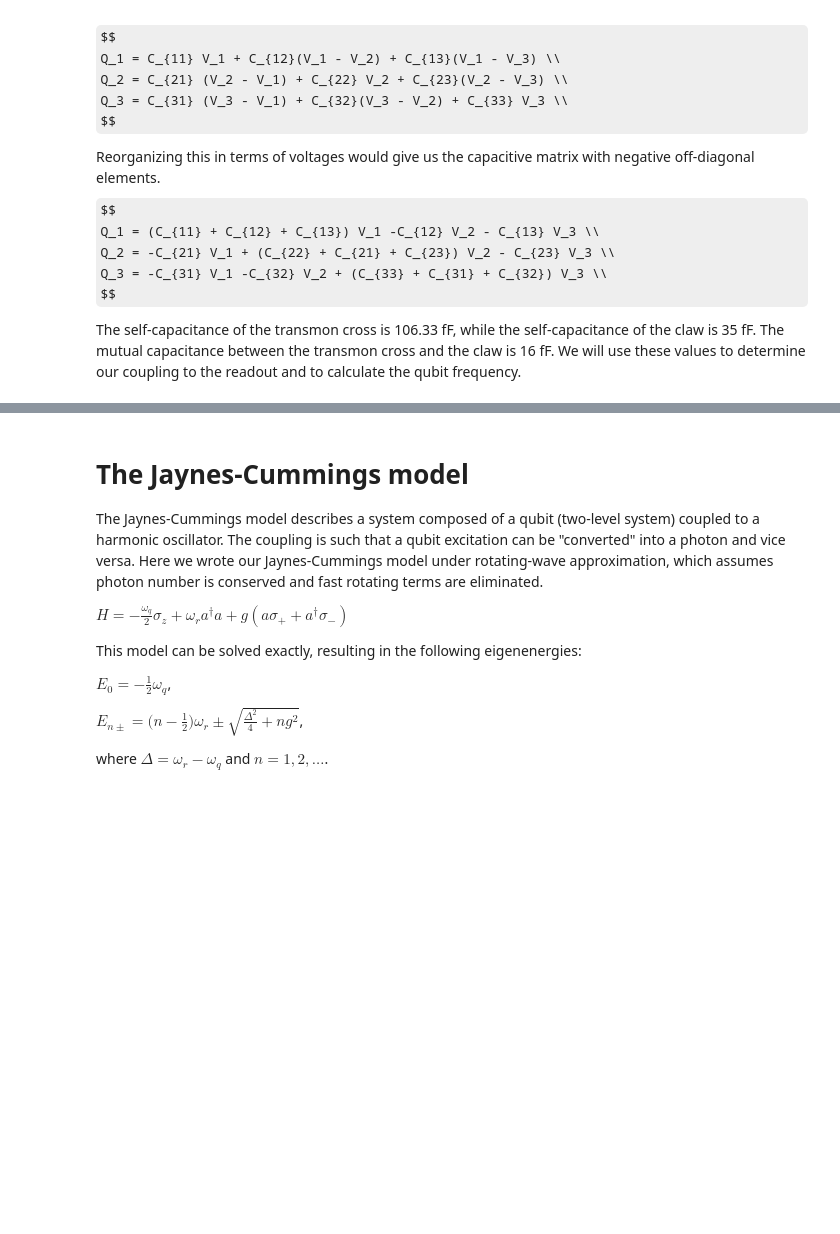
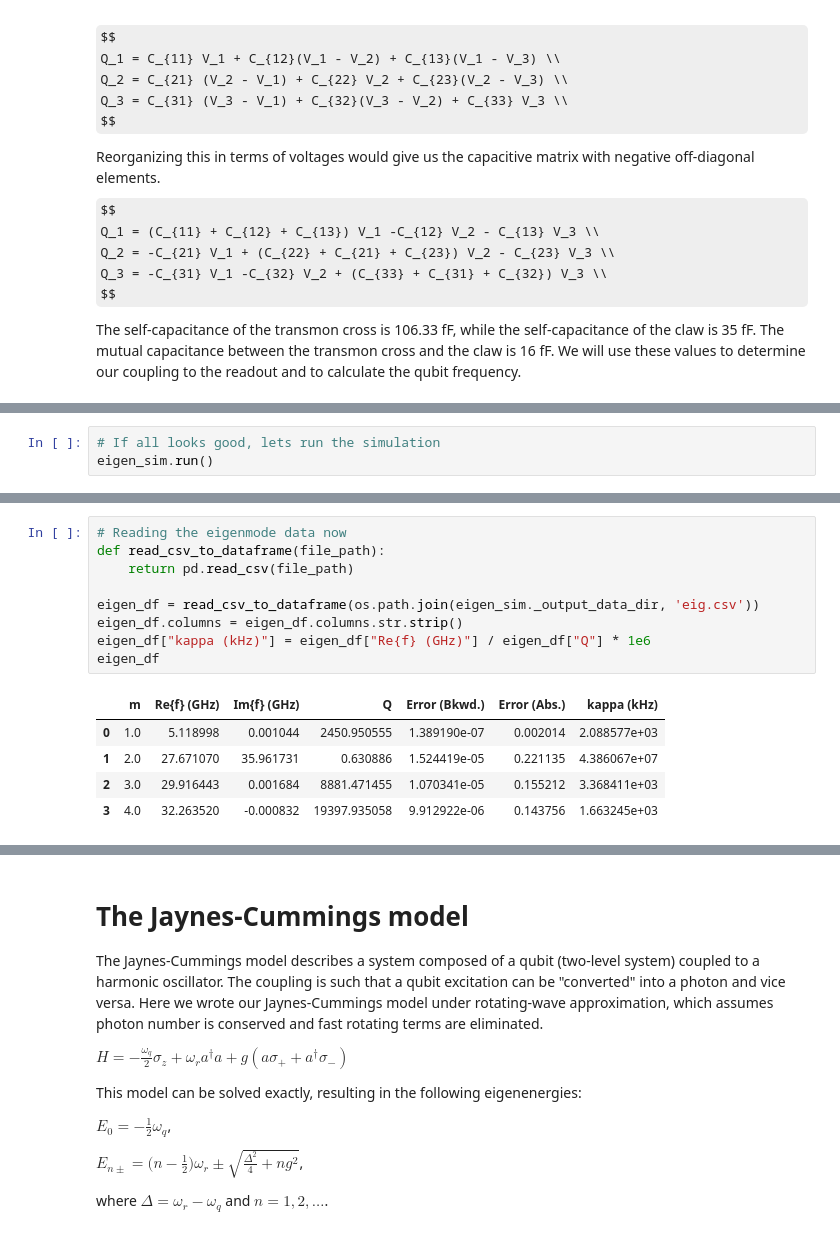
Before and after one commit to AwkwaBear/tutorials_quantum_device_design, a Jupyter notebook: transmon_resonator.ipynb, the cells around one changed output, grey strips where cells are left out. Cells and saved outputs as stored; diff of their text form; some formulas as TeX source; blank space fills up the shorter version.

```diff
--- a/transmon_resonator.ipynb
+++ b/transmon_resonator.ipynb
@@ -558,0 +627,3 @@ The self-capacitance of the transmon cross is 106.33 fF, while the self-capacita
+# %%
+# If all looks good, lets run the simulation
+eigen_sim.run()
@@ -558,0 +648,15 @@ The self-capacitance of the transmon cross is 106.33 fF, while the self-capacita
+# %%
+# Reading the eigenmode data now
+def read_csv_to_dataframe(file_path):
+    return pd.read_csv(file_path)
+
+eigen_df = read_csv_to_dataframe(os.path.join(eigen_sim._output_data_dir, 'eig.csv'))
+eigen_df.columns = eigen_df.columns.str.strip()
+eigen_df["kappa (kHz)"] = eigen_df["Re{f} (GHz)"] / eigen_df["Q"] * 1e6
+eigen_df
+# %% [output]
+|  | m | Re{f} (GHz) | Im{f} (GHz) | Q | Error (Bkwd.) | Error (Abs.) | kappa (kHz) |
+| 0 | 1.0 | 5.118998 | 0.001044 | 2450.950555 | 1.389190e-07 | 0.002014 | 2.088577e+03 |
+| 1 | 2.0 | 27.671070 | 35.961731 | 0.630886 | 1.524419e-05 | 0.221135 | 4.386067e+07 |
+| 2 | 3.0 | 29.916443 | 0.001684 | 8881.471455 | 1.070341e-05 | 0.155212 | 3.368411e+03 |
+| 3 | 4.0 | 32.263520 | -0.000832 | 19397.935058 | 9.912922e-06 | 0.143756 | 1.663245e+03 |
```
Also changed, not shown: parts of 8 cells of this notebook.
